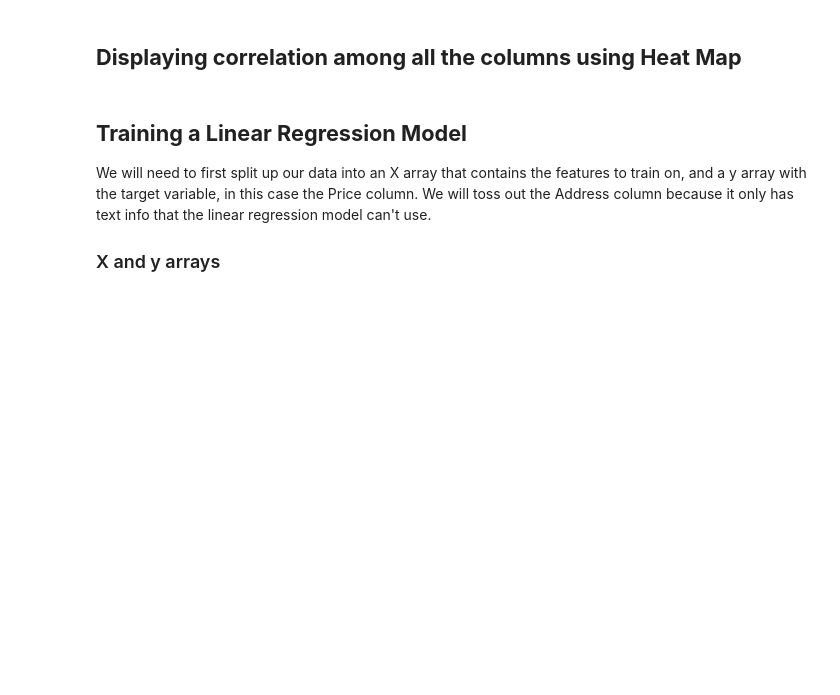
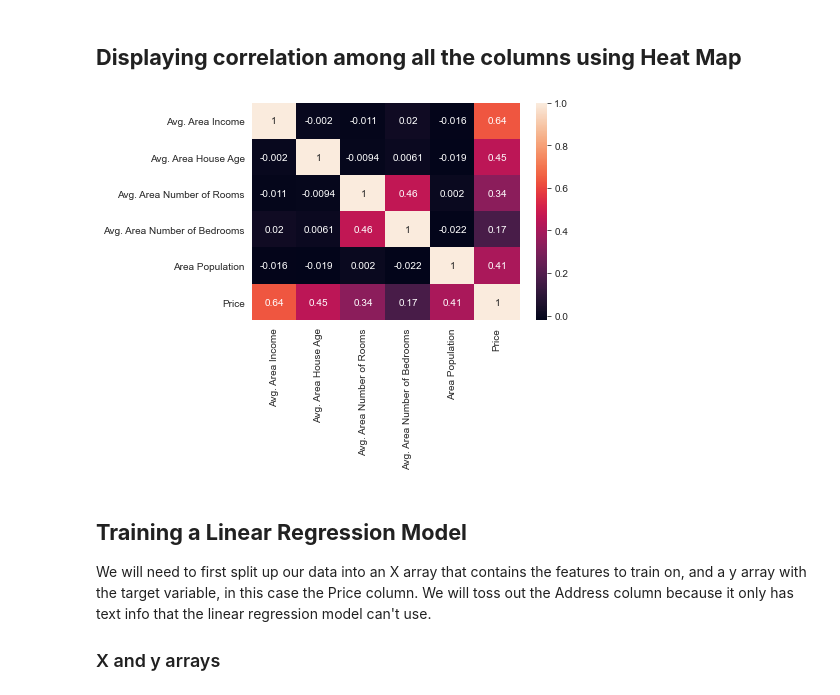
Before and after one commit to CarlosDiazGirol/thebridgedsftsep20, a Jupyter notebook: 3-Machine Learning/1-Supervisado/1-Linear Regression/1_usa-housing-linear-regression.ipynb, the cells around one changed output. Saved outputs shown, nothing was run; the diff lists cells and outputs as text; code cells hidden in the pictures; blank space fills up the shorter version.

```diff
--- a/3-Machine Learning/1-Supervisado/1-Linear Regression/1_usa-housing-linear-regression.ipynb
+++ b/3-Machine Learning/1-Supervisado/1-Linear Regression/1_usa-housing-linear-regression.ipynb
@@ -41,5 +93,10 @@ Exploring types of relationship across the entire dataset
 # %% [markdown]
 ## **Displaying correlation among all the columns using Heat Map**
+# %%
+sns.heatmap(USA_Housing.corr(),
+           annot=True);
+# %% [output]
+[figure, added]
 # %% [markdown]
 ## **Training a Linear Regression Model**
 
```
Also changed, not shown: parts of 33 cells of this notebook, 3 other files.
